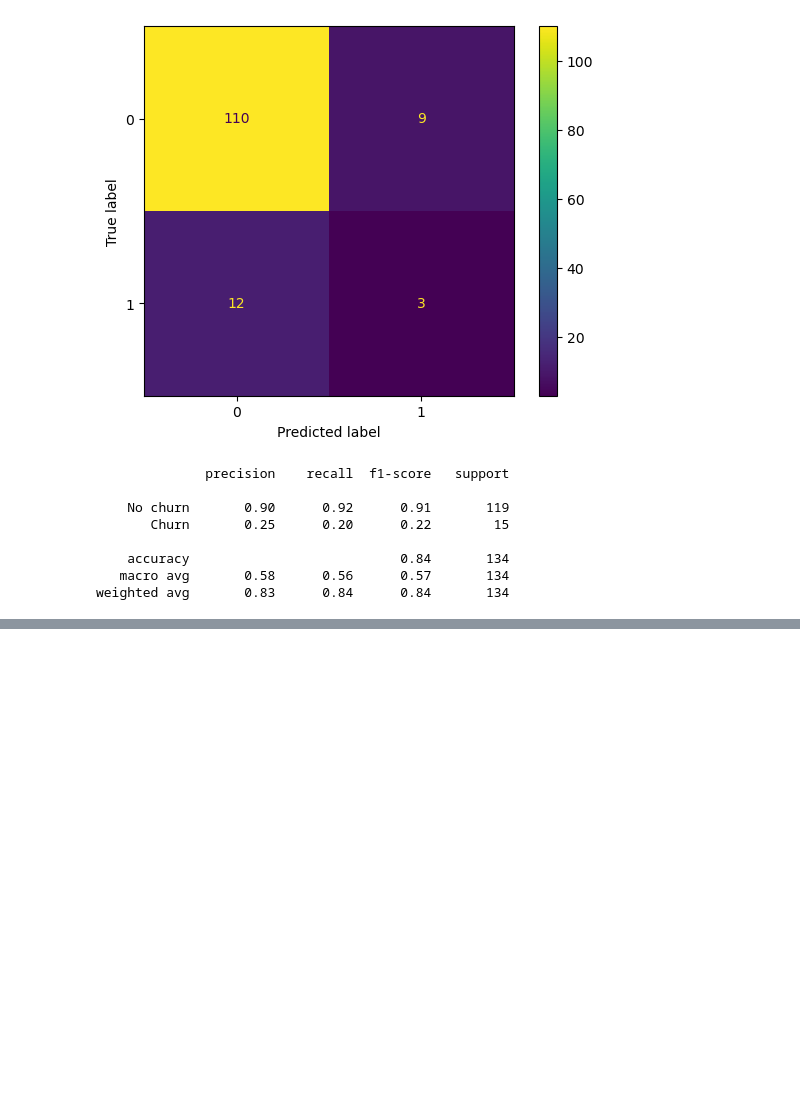
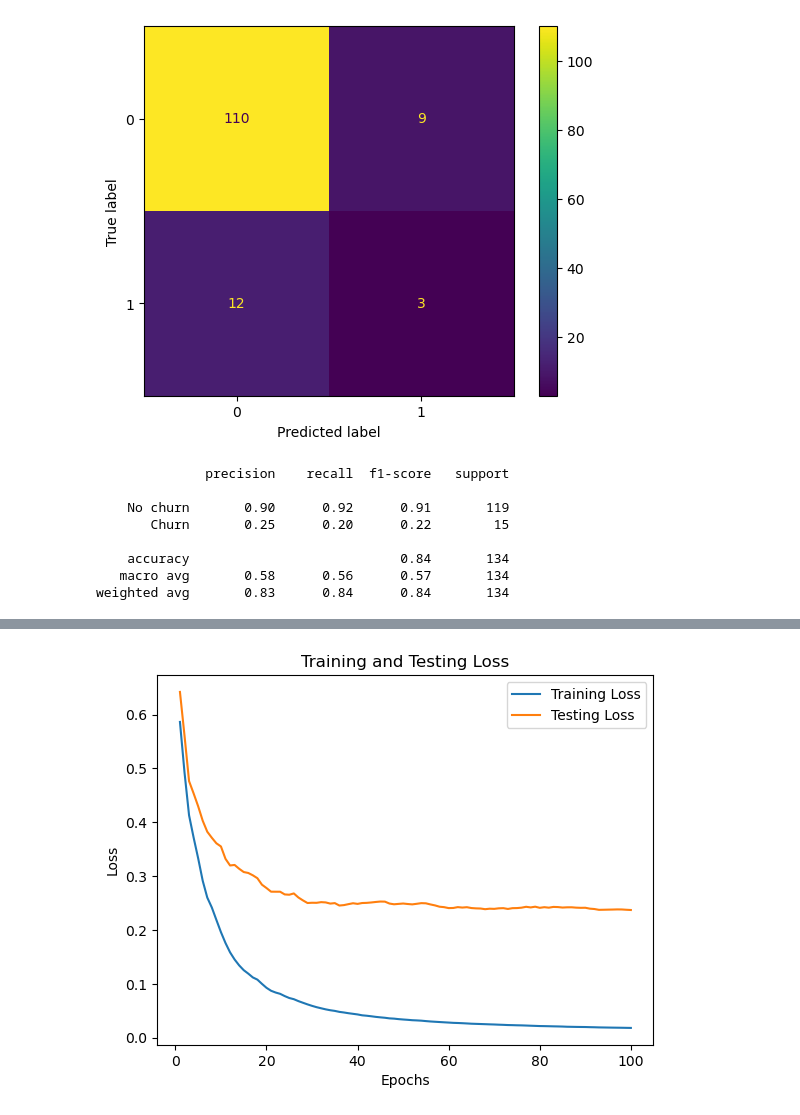
Before and after one commit to mussiehaile/ML-exam-Preparation, a Jupyter notebook: test.ipynb, the cells around one changed output, grey strips where cells are left out. Cells and saved outputs as stored; diff of their text form; code cells hidden in the pictures; blank space fills up the shorter version.

```diff
--- a/test.ipynb
+++ b/test.ipynb
@@ -188,0 +276,23 @@ with open("model.1.pkl","wb") as f:
+# %%
+# Obtain the best estimator from GridSearchCV
+best_estimator = clf.best_estimator_
+
+# Obtain training loss
+train_loss = best_estimator.evals_result()['validation_0']['logloss']
+
+# Obtain testing loss
+test_loss = best_estimator.evals_result()['validation_1']['logloss']
+
+# Create data for plotting
+epochs = range(1, len(train_loss) + 1)
+
+# Plot the loss
+plt.plot(epochs, train_loss, label='Training Loss')
+plt.plot(epochs, test_loss, label='Testing Loss')
+plt.xlabel('Epochs')
+plt.ylabel('Loss')
+plt.title('Training and Testing Loss')
+plt.legend()
+plt.show()
+# %% [output]
+[figure, added]
```
Also changed, not shown: parts of 16 cells of this notebook, 1 other file.
